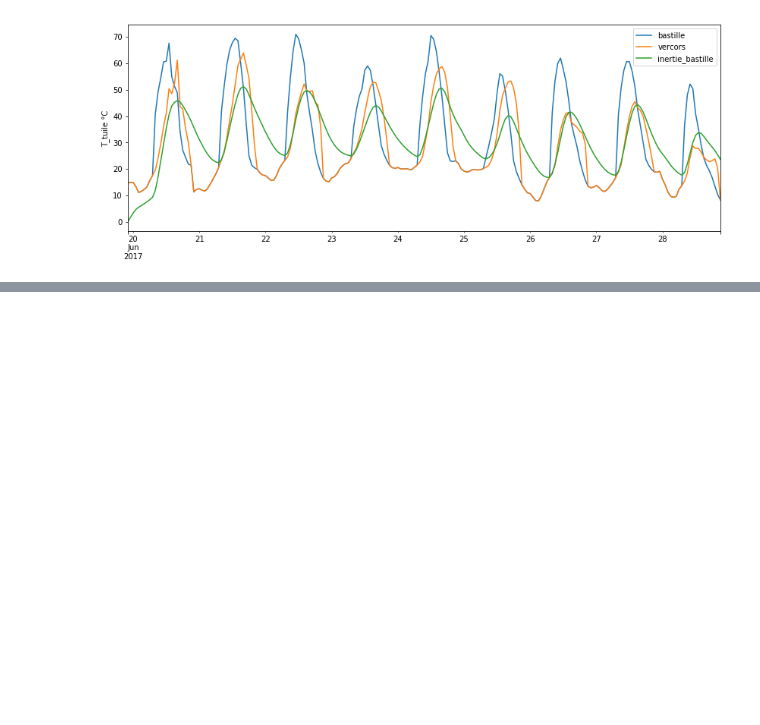
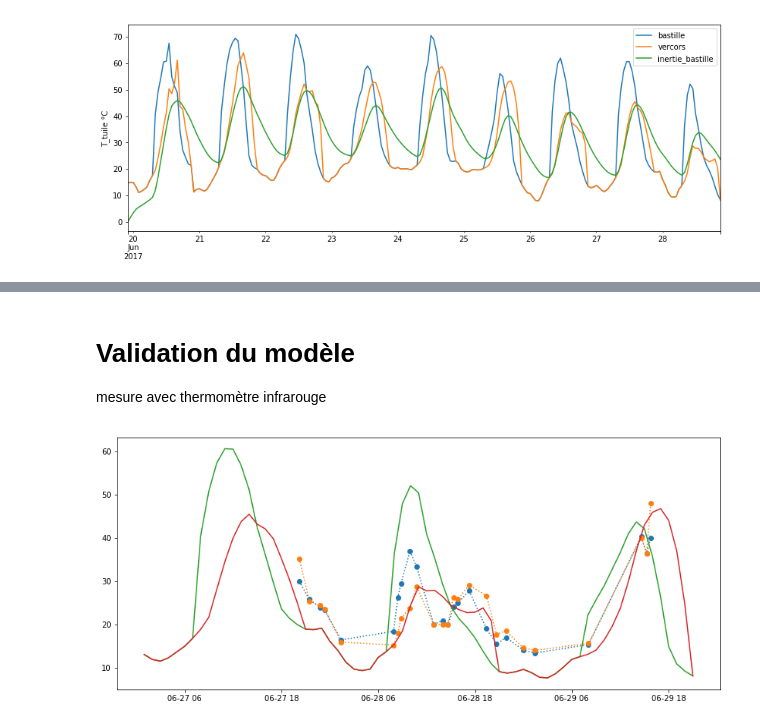
Before and after one commit to xdze2/thermique_appart, a Jupyter notebook: Model02.ipynb, the cells around one changed output, grey strips where cells are left out. Saved outputs shown, nothing was run; the diff lists cells and outputs as text; code cells hidden in the pictures; blank space fills up the shorter version.

```diff
--- a/Model02.ipynb
+++ b/Model02.ipynb
@@ -300,0 +302,18 @@ Freq: H, Name: humidity, Length: 216, dtype: float64
+# %% [markdown]
+# Validation du modèle
+
+mesure avec thermomètre infrarouge
+# %%
+mesures = pd.read_csv('mesures/mesures_Ttuiles.csv', sep=';', index_col=2, parse_dates=True, decimal=',' )
+# %%
+mesures = mesures.drop(['Unnamed: 0', 'Unnamed: 1'], 1)
+# %%
+# Zoom
+zoom_start = pd.to_datetime( '27/06/2017' )
+mask = (data.index > zoom_start)
+# %%
+plt.figure( figsize=(14, 6) )
+plt.plot( mesures, ':o' )
+plt.plot( Ttuile.loc[mask], '-' );
+# %% [output]
+[figure, added]
```
Also changed, not shown: parts of 12 cells of this notebook, 4 other files.
